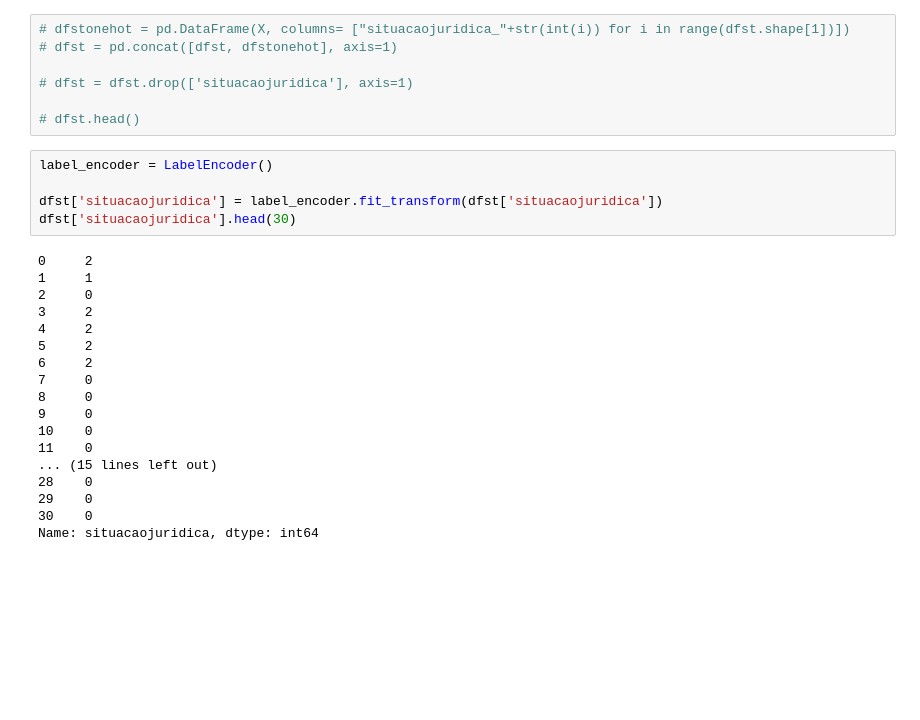
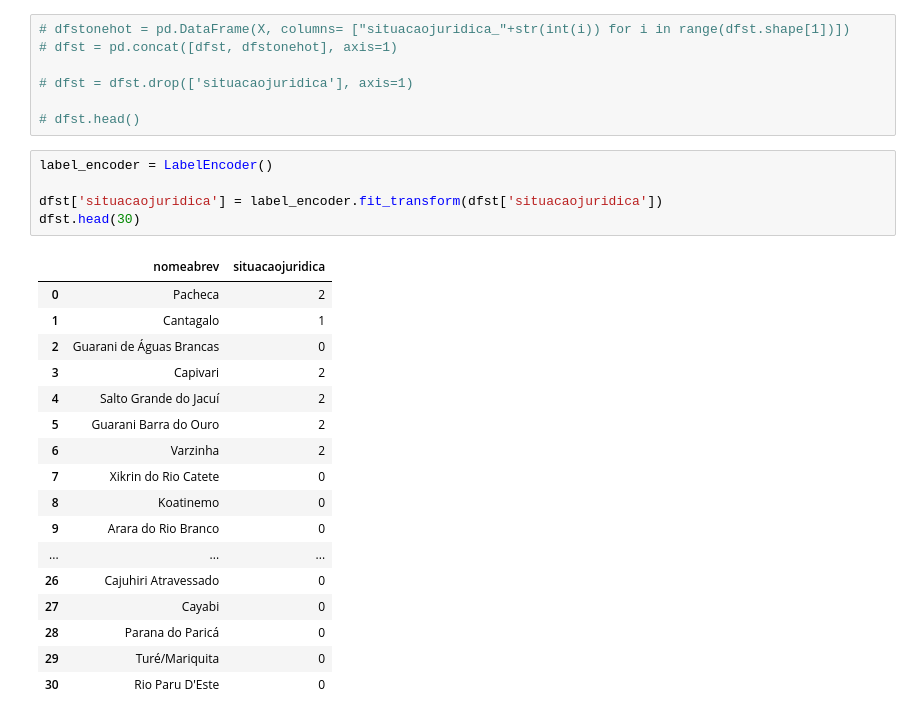
Before and after one commit to Gustavomichel/EDA-Brazil-indigenous-land, a Jupyter notebook: src/main.ipynb, the cells around one changed output. Cells and saved outputs as stored; diff of their text form; blank space fills up the shorter version.

```diff
--- a/src/main.ipynb
+++ b/src/main.ipynb
@@ -55,26 +65,26 @@ plot.plot(kind='pie',
 # %%
 label_encoder = LabelEncoder()
 
 dfst['situacaojuridica'] = label_encoder.fit_transform(dfst['situacaojuridica'])
-dfst['situacaojuridica'].head(30)
+dfst.head(30)
 # %% [output]
-0     2
-1     1
-2     0
-3     2
-4     2
-5     2
-6     2
-7     0
-8     0
-9     0
-10    0
-11    0
-... (15 lines left out)
-28    0
-29    0
-30    0
-Name: situacaojuridica, dtype: int64
+|  | nomeabrev | situacaojuridica |
+| 0 | Pacheca | 2 |
+| 1 | Cantagalo | 1 |
+| 2 | Guarani de Águas Brancas | 0 |
+| 3 | Capivari | 2 |
+| 4 | Salto Grande do Jacuí | 2 |
+| 5 | Guarani Barra do Ouro | 2 |
+| 6 | Varzinha | 2 |
+| 7 | Xikrin do Rio Catete | 0 |
+| 8 | Koatinemo | 0 |
+| 9 | Arara do Rio Branco | 0 |
+| ... | ... | ... |
+| 26 | Cajuhiri Atravessado | 0 |
+| 27 | Cayabi | 0 |
+| 28 | Parana do Paricá | 0 |
+| 29 | Turé/Mariquita | 0 |
+| 30 | Rio Paru D'Este | 0 |
 # %%
 #0 - Declarada
 #1 - Homologada ou demarcada
```
Also changed, not shown: parts of 8 cells of this notebook.
